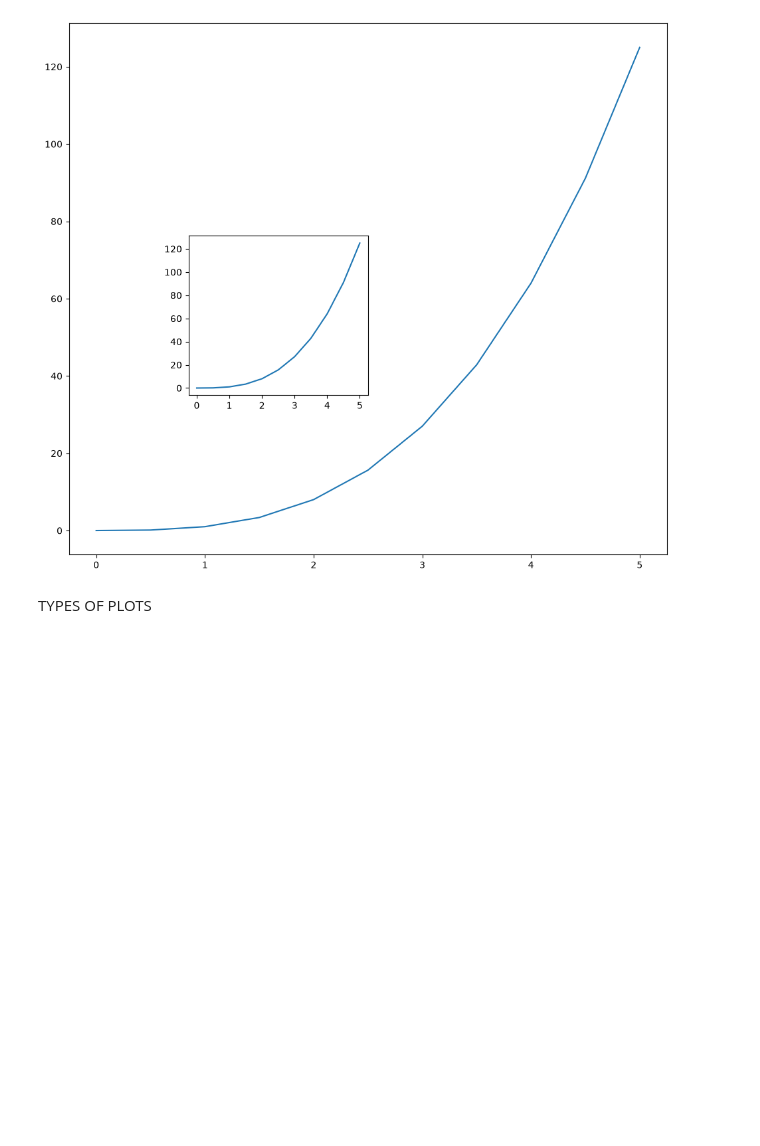
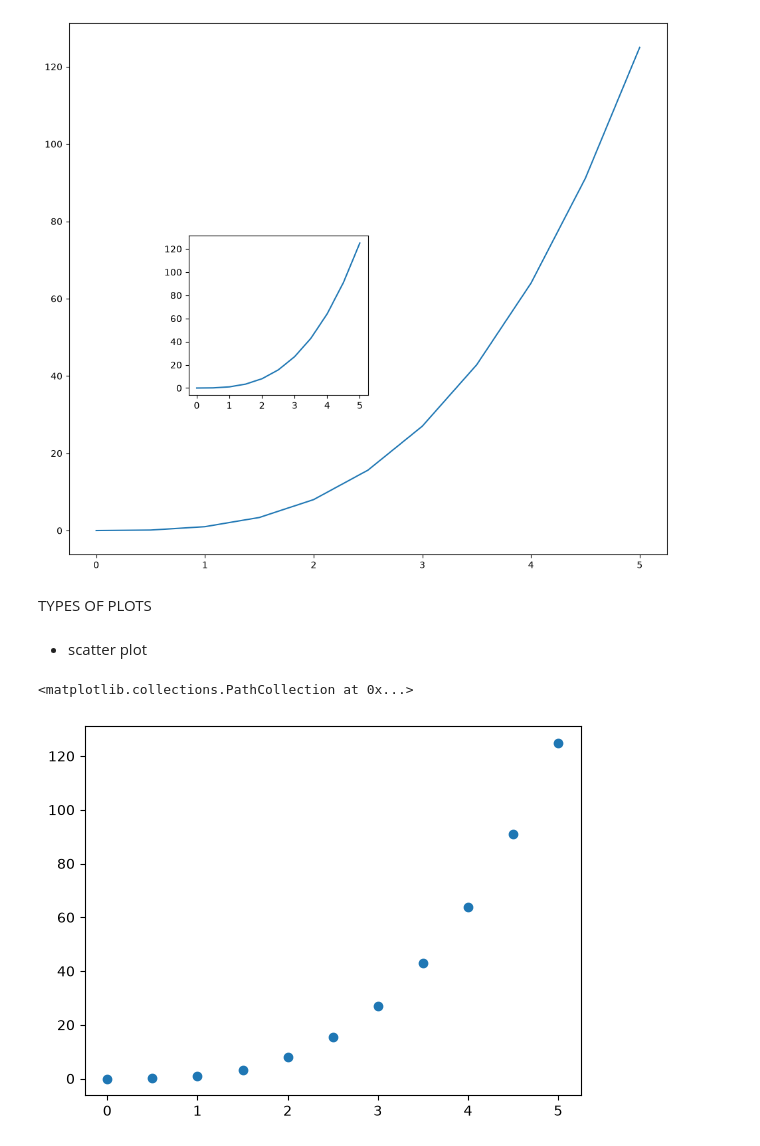
Before and after one commit to AarushiSavla/data-visualization, a Jupyter notebook: matplotlib.ipynb, the cells around one changed output. Drawn from its saved outputs; the diff is of its cells as text; code cells hidden in the pictures; blank space fills up the shorter version.

```diff
--- a/matplotlib.ipynb
+++ b/matplotlib.ipynb
@@ -78,3 +78,10 @@ axis2.plot(x,y)
 [figure]
 # %% [markdown]
 TYPES OF PLOTS
+# %% [markdown]
+- scatter plot
+# %%
+plt.scatter(x,y)
+# %% [output]
+<matplotlib.collections.PathCollection at 0x...>
+[figure, added]
```
Also changed, not shown: parts of 5 cells of this notebook.
